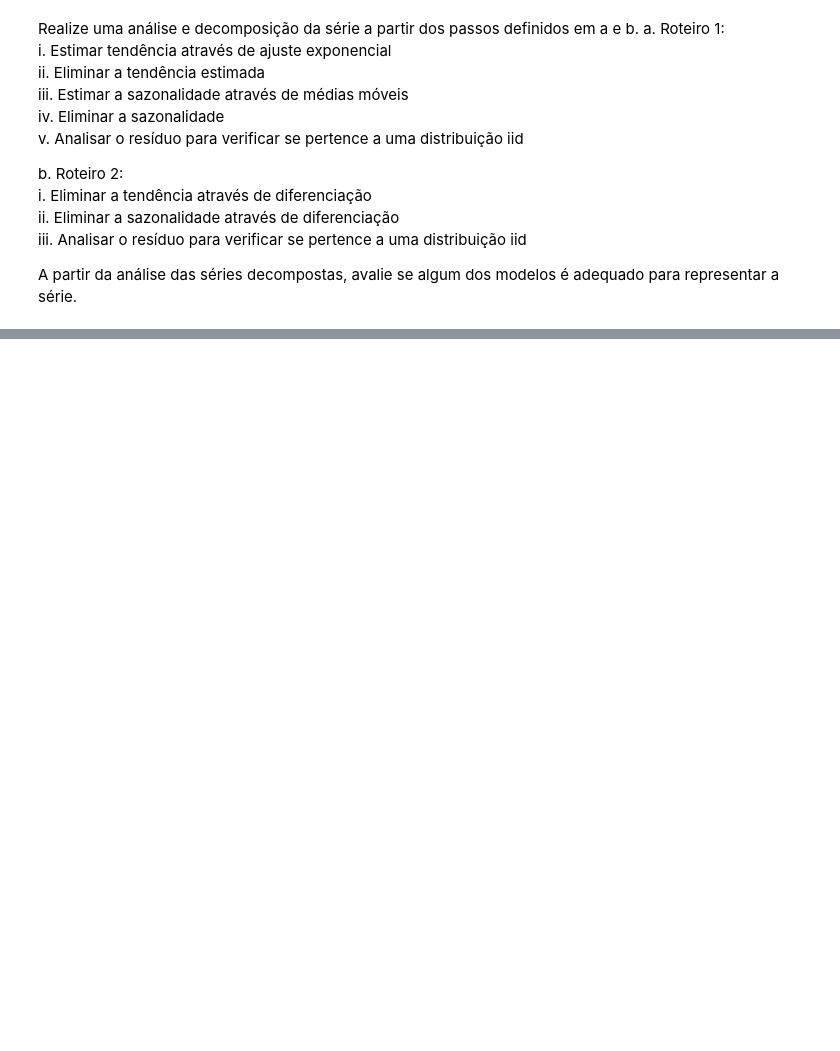
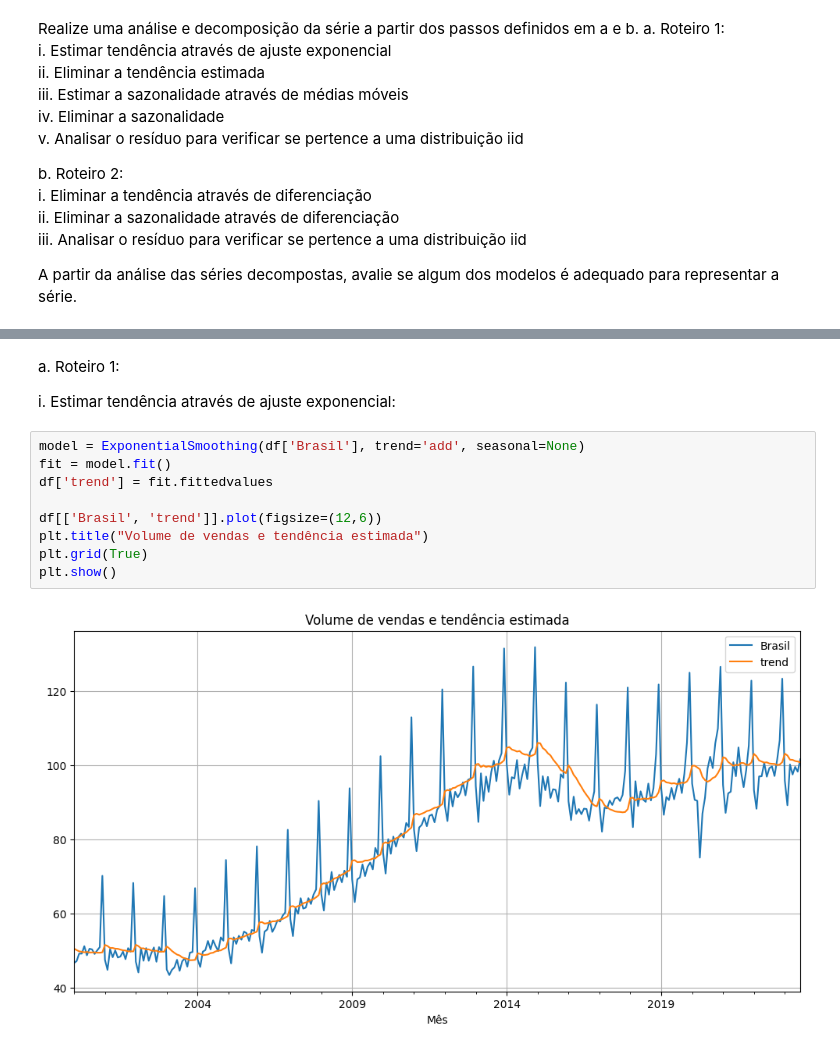
Before and after one commit to alexandrefortes/series-temporais, a Jupyter notebook: Lista de Exercicios 02.ipynb, the cells around one changed output, grey strips where cells are left out. Cells and saved outputs as stored; diff of their text form; blank space fills up the shorter version.

```diff
--- a/Lista de Exercicios 02.ipynb
+++ b/Lista de Exercicios 02.ipynb
@@ -46,0 +49,15 @@ NameError: name 'df' is not defined
+# %% [markdown]
+a. Roteiro 1:
+
+i. Estimar tendência através de ajuste exponencial:
+# %%
+model = ExponentialSmoothing(df['Brasil'], trend='add', seasonal=None)
+fit = model.fit()
+df['trend'] = fit.fittedvalues
+
+df[['Brasil', 'trend']].plot(figsize=(12,6))
+plt.title("Volume de vendas e tendência estimada")
+plt.grid(True)
+plt.show()
+# %% [output]
+[figure, added]
```
Also changed, not shown: parts of 16 cells of this notebook.
